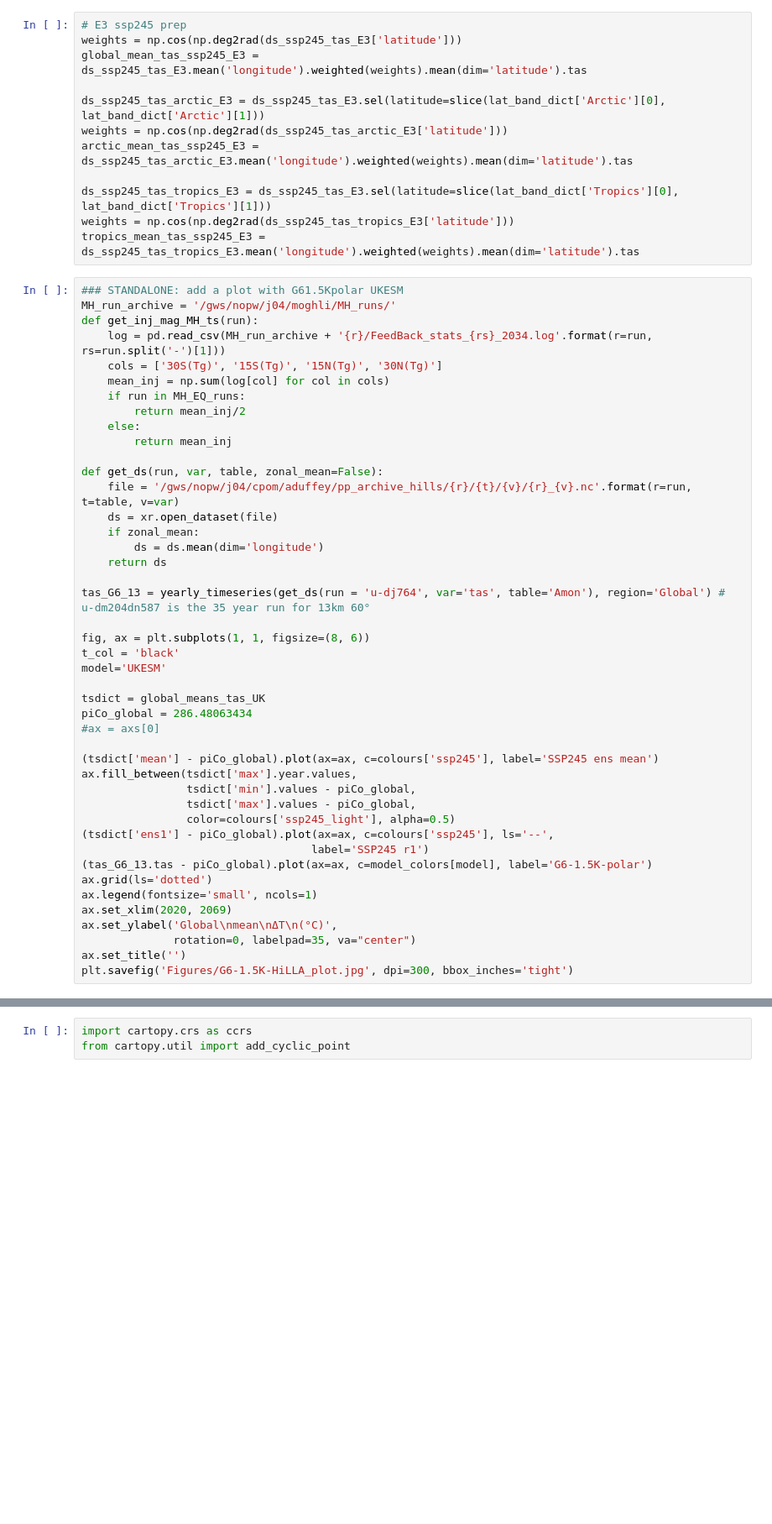
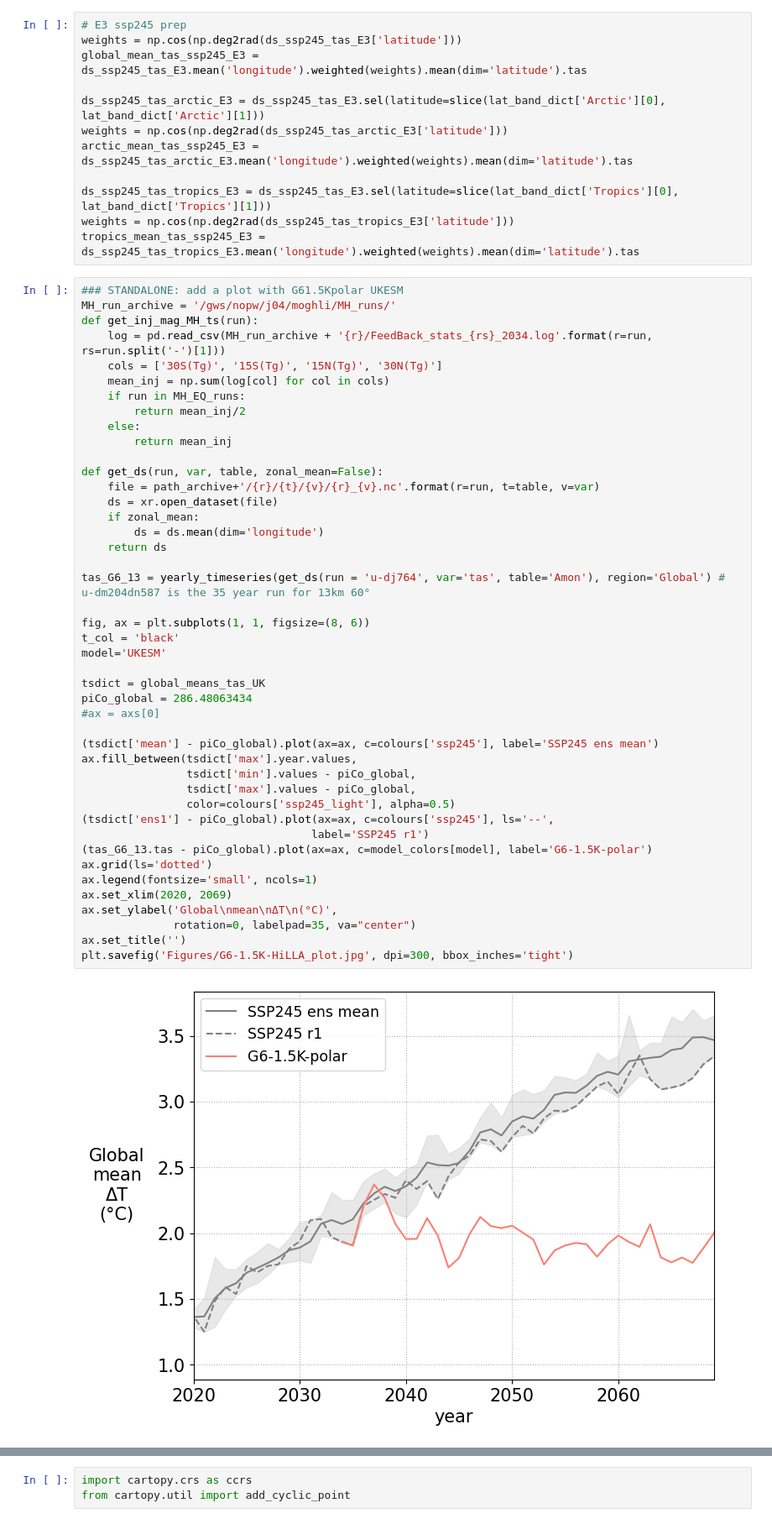
Before and after one commit to alistairduffey/HiLLA_MM, a Jupyter notebook: Prod_analysis/01d_cooling_maps.ipynb, the cells around one changed output, grey strips where cells are left out. Shown at 84% size. Drawn from its saved outputs; the diff is of its cells as text; blank space fills up the shorter version.

```diff
--- a/Prod_analysis/01d_cooling_maps.ipynb
+++ b/Prod_analysis/01d_cooling_maps.ipynb
@@ -189,37 +179,39 @@ def get_inj_mag_MH_ts(run):
         return mean_inj
 
 def get_ds(run, var, table, zonal_mean=False):
-    file = '/gws/nopw/j04/cpom/aduffey/pp_archive_hills/{r}/{t}/{v}/{r}_{v}.nc'.format(r=run, t=table, v=var)
+    file = path_archive+'/{r}/{t}/{v}/{r}_{v}.nc'.format(r=run, t=table, v=var)
     ds = xr.open_dataset(file)
     if zonal_mean:
         ds = ds.mean(dim='longitude')
     return ds
 
 tas_G6_13 = yearly_timeseries(get_ds(run = 'u-dj764', var='tas', table='Amon'), region='Global') # u-dm204dn587 is the 35 year run for 13km 60°
 
 fig, ax = plt.subplots(1, 1, figsize=(8, 6))
 t_col = 'black'
 model='UKESM'
 
 tsdict = global_means_tas_UK
 piCo_global = 286.48063434
 #ax = axs[0]
 
 (tsdict['mean'] - piCo_global).plot(ax=ax, c=colours['ssp245'], label='SSP245 ens mean')
 ax.fill_between(tsdict['max'].year.values,
                 tsdict['min'].values - piCo_global,
                 tsdict['max'].values - piCo_global,
                 color=colours['ssp245_light'], alpha=0.5)
 (tsdict['ens1'] - piCo_global).plot(ax=ax, c=colours['ssp245'], ls='--',
                                    label='SSP245 r1')
 (tas_G6_13.tas - piCo_global).plot(ax=ax, c=model_colors[model], label='G6-1.5K-polar')
 ax.grid(ls='dotted')
 ax.legend(fontsize='small', ncols=1)
 ax.set_xlim(2020, 2069)
 ax.set_ylabel('Global\nmean\nΔT\n(°C)',
               rotation=0, labelpad=35, va="center")
 ax.set_title('')
 plt.savefig('Figures/G6-1.5K-HiLLA_plot.jpg', dpi=300, bbox_inches='tight')
+# %% [output]
+[figure, added]
 # %%
 ### also get ARISE temps
 
```
Also changed, not shown: parts of 15 cells of this notebook, 13 other files.
